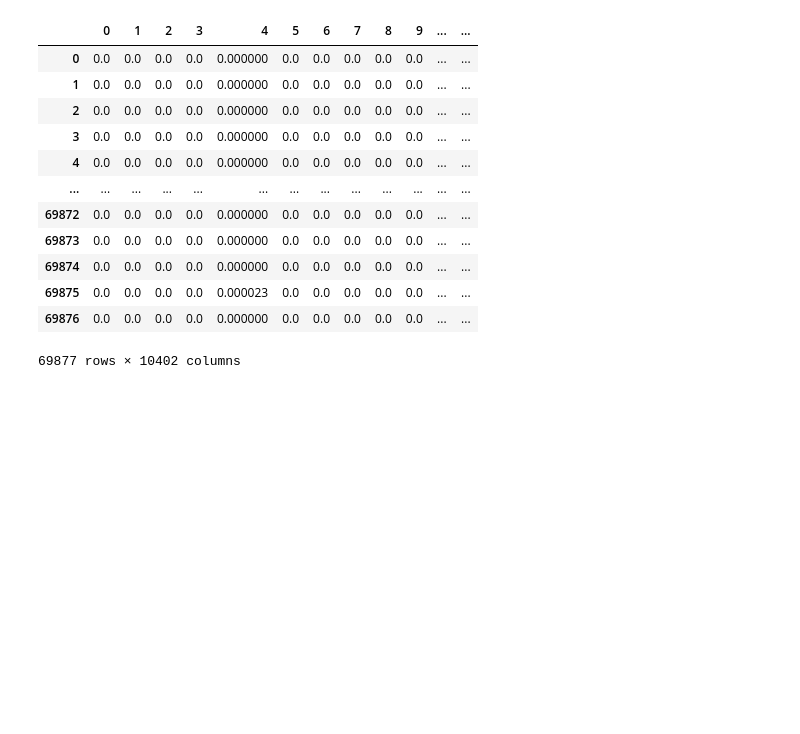
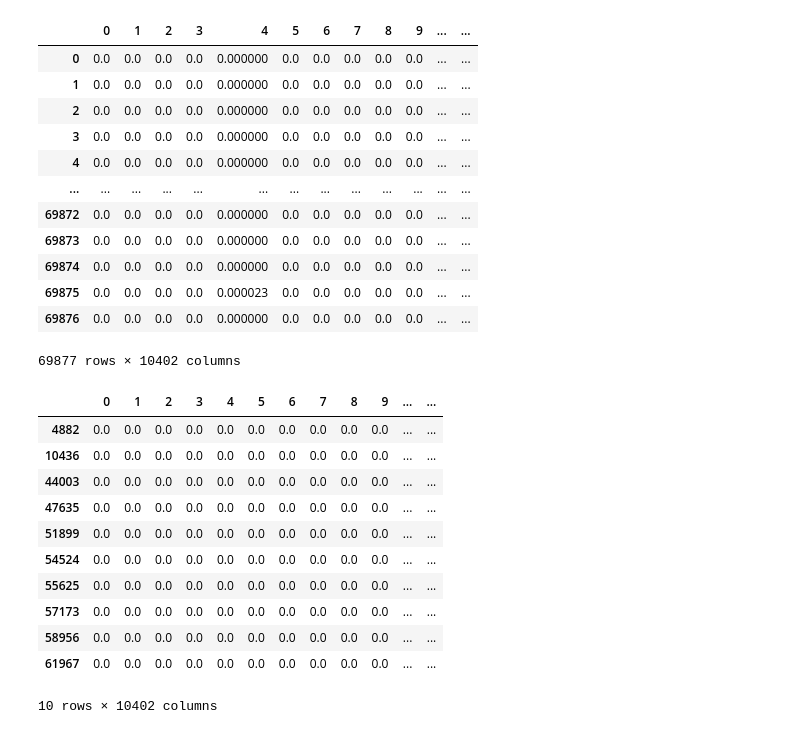
Before and after one commit to himanshuchuri/Netflix_price_data_recomendation_system, a Jupyter notebook: recomendation.ipynb, the cells around one changed output. Cells and saved outputs as stored; diff of their text form; code cells hidden in the pictures; blank space fills up the shorter version.

Commit message:
find top 10 similar users

```diff
--- a/recomendation.ipynb
+++ b/recomendation.ipynb
@@ -215,3 +215,22 @@ user_sim = (cosine_similarity(ratings_std_df,me))
 user_sim.sort()
 # %%
 user_similarity_df = pd.DataFrame(user_sim, columns=['Similarity'], index=pivot_df.index[:-1]).sort_values(by='Similarity', key=lambda x: -x)
+# %%
+top_10_sim_users = list(user_similarity_df.head(10).index)
+# %%
+filtered_df = ratings_std_df.loc[ratings_std_df.index.isin(top_10_sim_users)]
+# %%
+filtered_df
+# %% [output]
+|  | 0 | 1 | 2 | 3 | 4 | 5 | 6 | 7 | 8 | 9 | ... | ... |
+| 4882 | 0.0 | 0.0 | 0.0 | 0.0 | 0.0 | 0.0 | 0.0 | 0.0 | 0.0 | 0.0 | ... | ... |
+| 10436 | 0.0 | 0.0 | 0.0 | 0.0 | 0.0 | 0.0 | 0.0 | 0.0 | 0.0 | 0.0 | ... | ... |
+| 44003 | 0.0 | 0.0 | 0.0 | 0.0 | 0.0 | 0.0 | 0.0 | 0.0 | 0.0 | 0.0 | ... | ... |
+| 47635 | 0.0 | 0.0 | 0.0 | 0.0 | 0.0 | 0.0 | 0.0 | 0.0 | 0.0 | 0.0 | ... | ... |
+| 51899 | 0.0 | 0.0 | 0.0 | 0.0 | 0.0 | 0.0 | 0.0 | 0.0 | 0.0 | 0.0 | ... | ... |
+| 54524 | 0.0 | 0.0 | 0.0 | 0.0 | 0.0 | 0.0 | 0.0 | 0.0 | 0.0 | 0.0 | ... | ... |
+| 55625 | 0.0 | 0.0 | 0.0 | 0.0 | 0.0 | 0.0 | 0.0 | 0.0 | 0.0 | 0.0 | ... | ... |
+| 57173 | 0.0 | 0.0 | 0.0 | 0.0 | 0.0 | 0.0 | 0.0 | 0.0 | 0.0 | 0.0 | ... | ... |
+| 58956 | 0.0 | 0.0 | 0.0 | 0.0 | 0.0 | 0.0 | 0.0 | 0.0 | 0.0 | 0.0 | ... | ... |
+| 61967 | 0.0 | 0.0 | 0.0 | 0.0 | 0.0 | 0.0 | 0.0 | 0.0 | 0.0 | 0.0 | ... | ... |
+10 rows × 10402 columns
```
